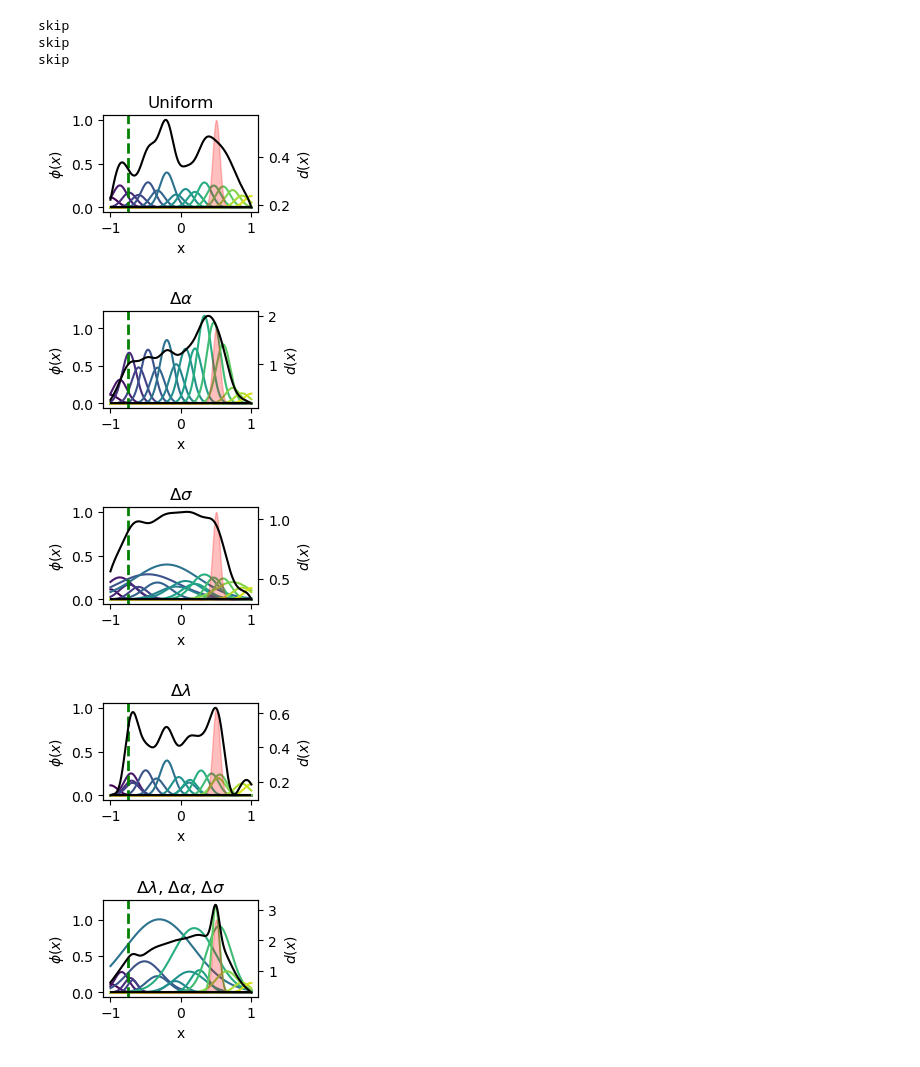
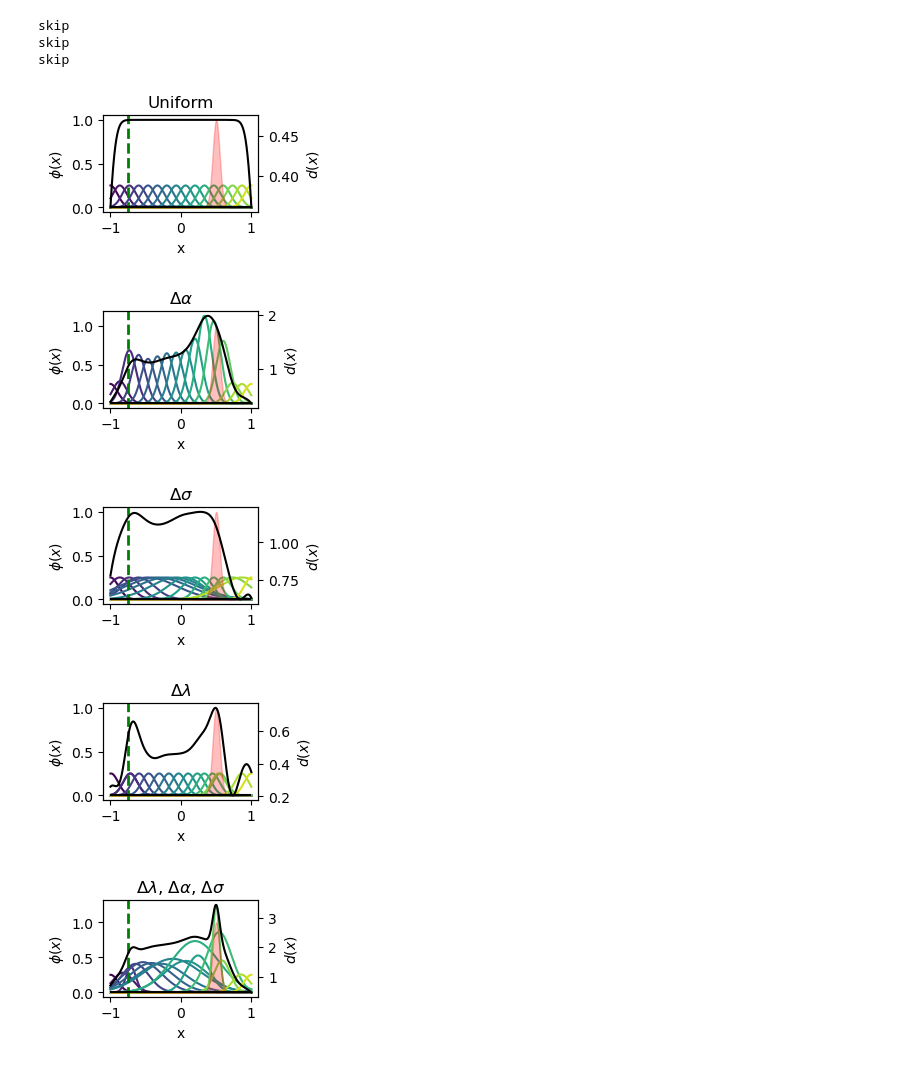
Before and after one commit to mgkumar138/online_pf_learning, a Jupyter notebook: online/1D/analyze_dx.ipynb, the cells around one changed output. Drawn from its saved outputs; the diff is of its cells as text; code cells hidden in the pictures.

```diff
--- a/online/1D/analyze_dx.ipynb
+++ b/online/1D/analyze_dx.ipynb
@@ -90,7 +90,7 @@ def plot_density(logparams, trials, ax=None, goalcoord=[0.5], startcoord=[-0.75]
 # %%
 # plot example field
 ltypes = [0.0, 0.0001]
-pcinit = 'rand'
+pcinit = 'uni'
 names_dict = {'llr': r'$\Delta\lambda$', 'alr': r'$\Delta\alpha$', 'slr': r'$\Delta\sigma$'}
 for llr in ltypes:
     for slr in ltypes:
@@ -100,35 +100,35 @@ for llr in ltypes:
                 [logparams, latencys,cum_rewards, allcoords] = saveload(f"./data/1D_td_online_0.0ba_0.0ns_01234p_16n_0.01plr_0.01clr_{llr}llr_{alr}alr_{slr}slr_{pcinit}_0.5a_0.1s_2a_2020s_50000e_5rmax_0.05rsz",1,"load")
 
                 name_components = []
                 if llr > 0:
                     name_components.append(names_dict['llr'])
                 if alr > 0:
                     name_components.append(names_dict['alr'])
                 if slr > 0:
                     name_components.append(names_dict['slr'])
                 name = ', '.join(name_components) if name_components else 'Uniform'
 
                 f,ax = plt.subplots(figsize=(2,1.25))
                 plot_pc(logparams, trial=-1,ax=ax, goalsize=0.05)
                 ax.set_ylabel('$\phi(x)$')
                 ax.set_xlabel('x')
                 ax.set_title(name)
                 ax.legend().set_visible(False)
 
                 ax2 = ax.twinx()
                 plot_density(logparams, [50000], ax=ax2, goalsize=0.05)
                 ax2.set_ylabel('$d(x)$')
                 ax2.legend().set_visible(False)
 
                 f.savefig(f'./fig/1D_{pcinit}_{name}.svg')
 
             except FileNotFoundError: print('skip')
 # %% [output]
 skip
 skip
 skip
-[figure, old version]
+[figure, new version]
-[figure, old version]
+[figure, new version]
-[figure, old version]
+[figure, new version]
-[figure, old version]
+[figure, new version]
-[figure, old version]
+[figure, new version]
```
Also changed, not shown: parts of 18 cells of this notebook, 14 other files.
